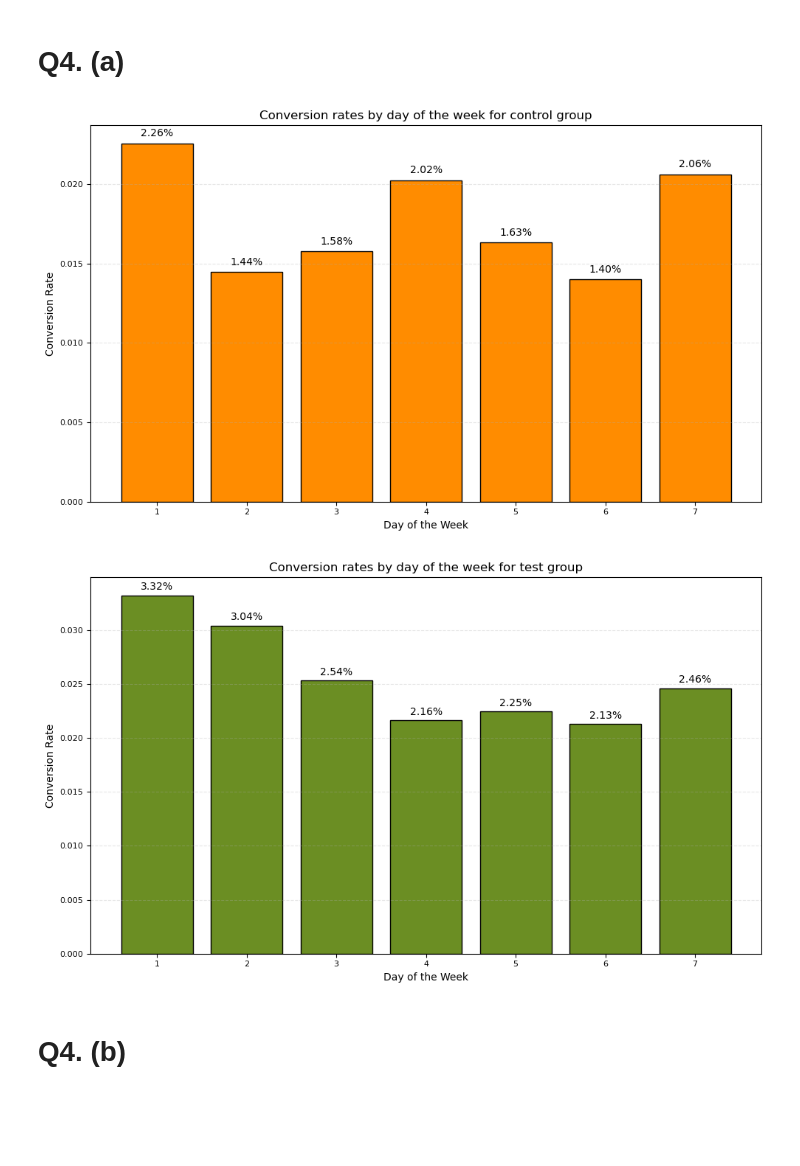
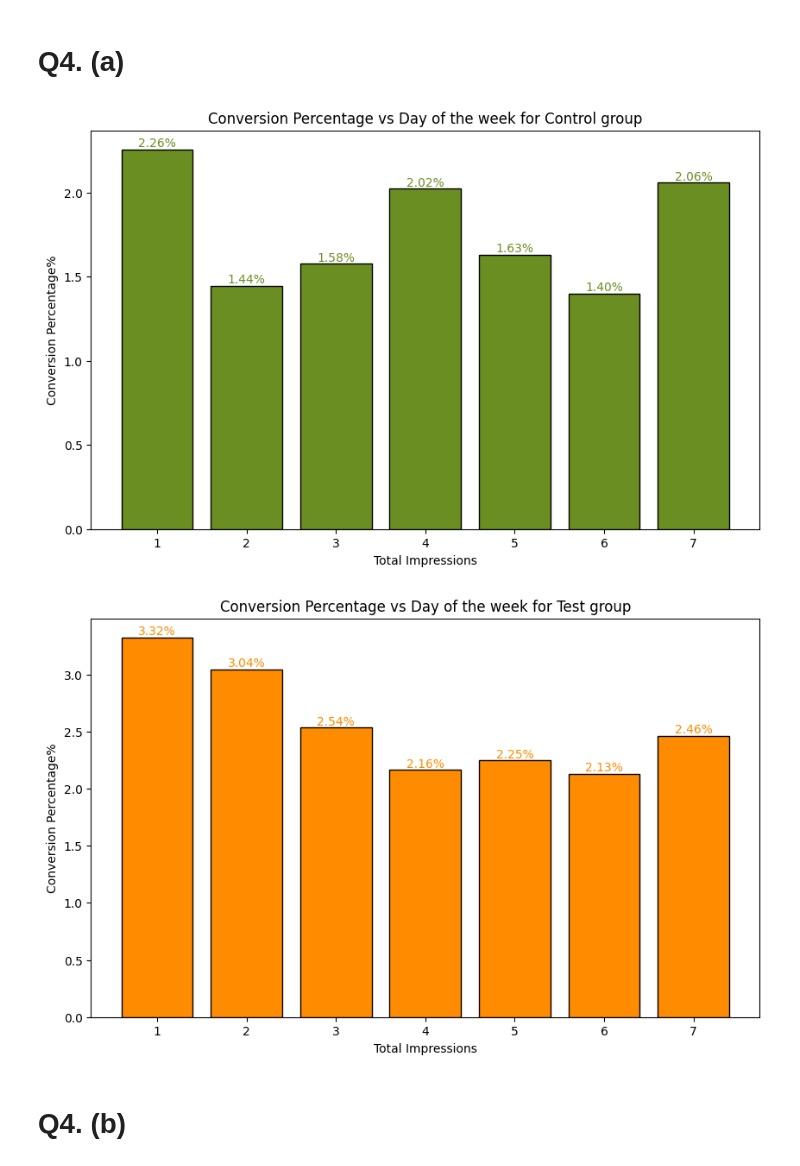
Before and after one commit to akshat-karwa/MGT_FP, a Jupyter notebook: final_code.ipynb, the cells around one changed output. Cells and saved outputs as stored; diff of their text form; code cells hidden in the pictures; blank space fills up the shorter version.

```diff
--- a/final_code.ipynb
+++ b/final_code.ipynb
@@ -184,31 +164,25 @@ data
 # %% [markdown]
 # Q4. (a)
-# %%
-def plot_q4(df, grp, time_col, color):
-    day_summary = df.groupby(time_col)['converted'].agg(['sum', 'count']).reset_index()
-    day_summary['conversion_rate'] = day_summary['sum'] / day_summary['count']
-    day_summary.sort_values(time_col, inplace=True)
-
-    plt.figure(figsize=(10, 6))
-    bars = plt.bar(day_summary[time_col], day_summary['conversion_rate'], color=color, edgecolor='black')
-    for bar, rate in zip(bars, day_summary['conversion_rate']):
-        plt.text(bar.get_x() + bar.get_width() / 2, bar.get_height() + 0.0003,
-                f"{rate:.2%}", ha='center', va='bottom', fontsize=10, color='black')
-
-    plt.title(f"Conversion rates by day of the week for {grp} group", fontsize=12)
-    plt.xlabel("Day of the Week", fontsize=10)
-    plt.ylabel("Conversion Rate", fontsize=10)
-    plt.xticks(fontsize=8)
-    plt.yticks(fontsize=8)
-    plt.grid(axis='y', linestyle='--', alpha=0.3)
-    plt.tight_layout()
-    plt.show()
-
-day_col = 'mode_impr_day'
-plot_q4(control_group.copy(), 'control', day_col, 'darkorange')
-plot_q4(test_group.copy(), 'test', day_col, 'olivedrab')
-# %% [output]
-[figure, removed]
-[figure, removed]
+# %%
+def plot_graph_Q4(x_vals, conv_rate, case, color, title):
+    plt.figure(figsize=(10, 6))
+    bars = plt.bar(x_vals, conv_rate, edgecolor = "black", color = color)
+    for bar, rate in zip(bars, conv_rate):
+        plt.text(bar.get_x() + bar.get_width() / 2, bar.get_height() + 0.0003, f"{rate:.2f}%", ha = 'center', va = 'bottom', color = color)
+    plt.xlabel("Total Impressions")
+    plt.ylabel("Conversion Percentage%")
+    plt.title("Conversion Percentage vs " + title + " for " + case + " group")
+    plt.show()
+# %%
+def compute_graphs_Q4(dataframe, col_name, case, color, title):
+    curr_df = dataframe.copy()
+    group_conversion_rate = (curr_df.groupby(col_name)["converted"].sum() / curr_df.groupby(col_name)["converted"].count()) * 100
+    plot_graph_Q4(group_conversion_rate.index, group_conversion_rate.values, case, color, title)
+# %%
+compute_graphs_Q4(control_group, "mode_impr_day", "Control", "olivedrab", "Day of the week")
+compute_graphs_Q4(test_group, "mode_impr_day", "Test", "darkorange", "Day of the week")
+# %% [output]
+[figure, added]
+[figure, added]
 # %% [markdown]
 # Q4. (b)
```
Also changed, not shown: parts of 14 cells of this notebook, 1 other file.
